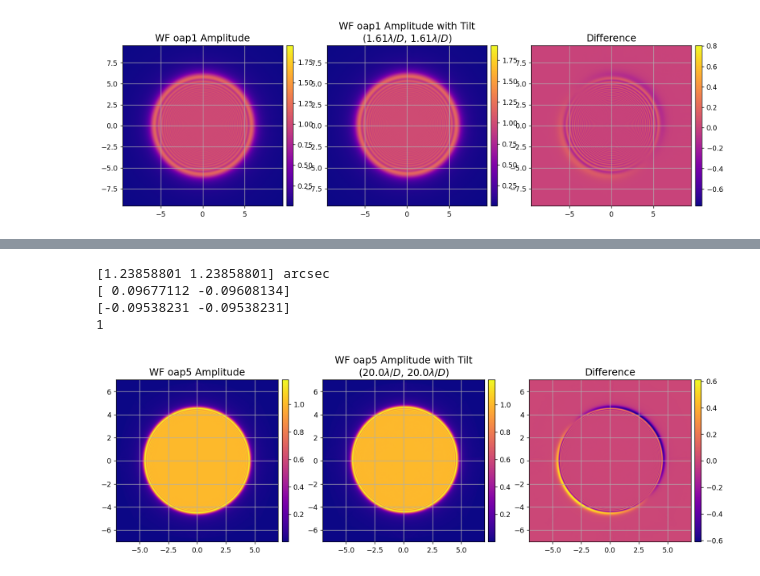
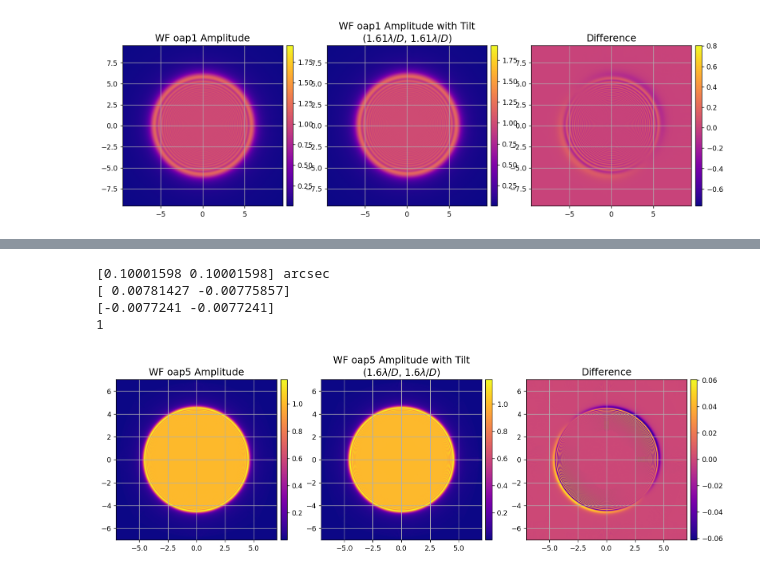
Before and after one commit to kian1377/esc-fresnel, a Jupyter notebook: notebooks/esc_fresnel_beamwalk_check.ipynb, the cells around one changed output, grey strips where cells are left out. Cells and saved outputs as stored; diff of their text form; code cells hidden in the pictures.

```diff
--- a/notebooks/esc_fresnel_beamwalk_check.ipynb
+++ b/notebooks/esc_fresnel_beamwalk_check.ipynb
@@ -322,5 +327,5 @@ print(shift_mm)
 # %%
-i = 18
+i = 19
 
 pointing = source_offset * M.as_per_lamD
 print(pointing)
@@ -335,35 +340,35 @@ expected_shift_mm = beamwalk_matrices['oap5'].dot(pointing.to(u.mas)).to_value(u
 print(expected_shift_mm)
 
 shift_pix, error, phasediff = phase_cross_correlation(
     ensure_np_array(amp1),
     ensure_np_array(amp2),
-    upsample_factor=10,
+    upsample_factor=1000,
 )
 
 shift_mm = np.flip(shift_pix) * wf_pxscl_mm
 print(shift_mm)
 
 # ticks = np.arange(-15, 15.01, 5)
 
 imshow(
     [amp1, amp2, diff],
     titles=[
         f'WF {wfs_on_axis[i].location[6:]} Amplitude',
         f'WF {wfs_on_axis[i].location[6:]} Amplitude with Tilt\n({M.source_offset[0]:.1f}$\lambda/D$, {M.source_offset[1]:.1f}$\lambda/D$)',
         'Difference',
     ],
     title_fzs=[14]*3,
     # norms=[LogNorm(1e-6), LogNorm(1e-6)],
     npix=[1.5*M.npix]*3,
     grids=[1]*3,
     pxscls=[wf_pxscl_mm]*3,
     # xticks=[ticks, ticks],
     # yticks=[ticks, ticks],
     cmaps=['plasma']*3,
 )
 # %% [output]
-[1.23858801 1.23858801] arcsec
-[ 0.09677112 -0.09608134]
-[-0.09538231 -0.09538231]
+[0.10001598 0.10001598] arcsec
+[ 0.00781427 -0.00775857]
+[-0.0077241 -0.0077241]
 1
-[figure, old version]
+[figure, new version]
```
Also changed, not shown: parts of 8 cells of this notebook, 2 other files.
